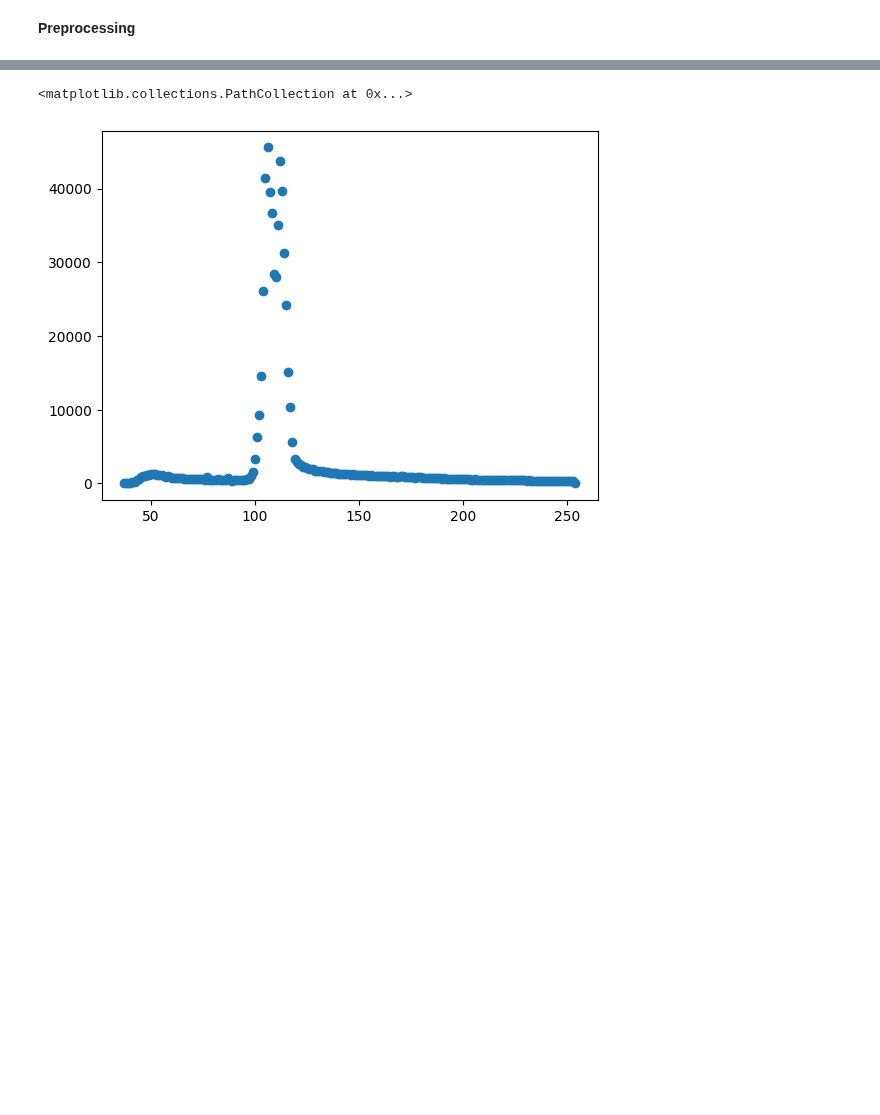
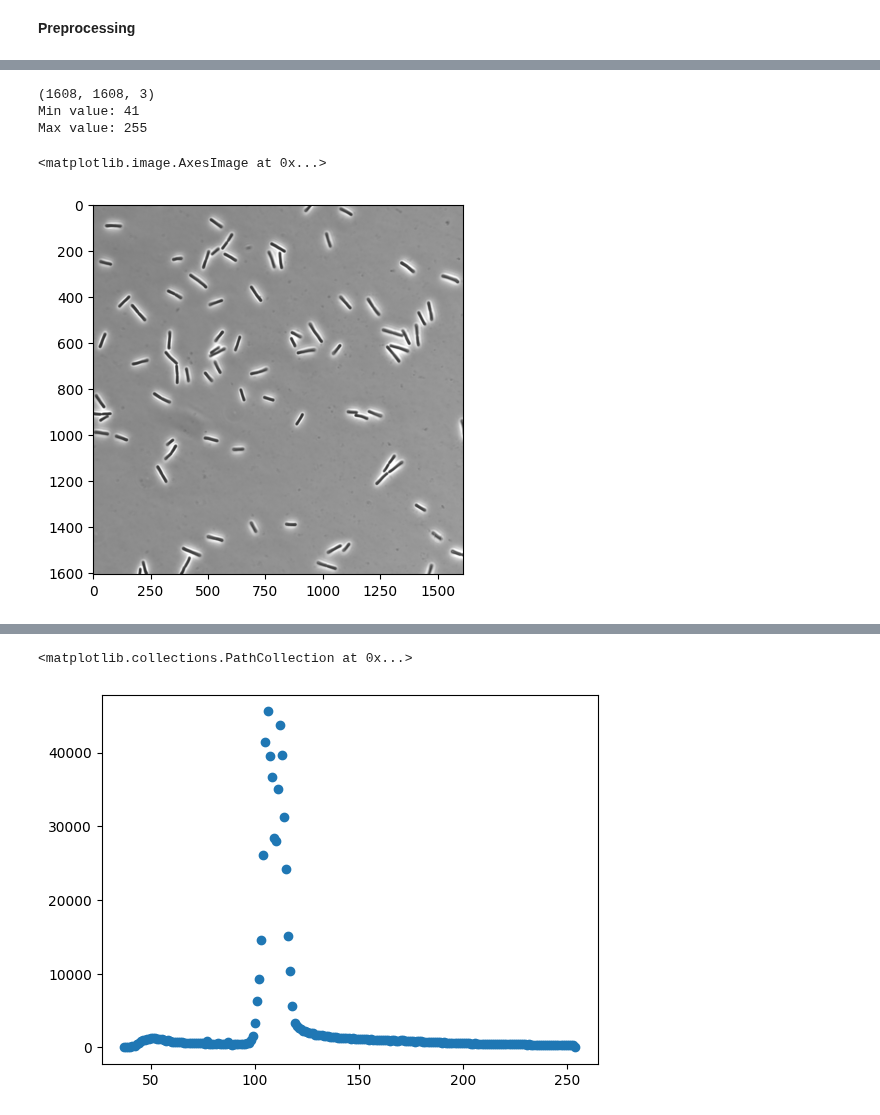
Before and after one commit to LennonLab/sporeAI, a Jupyter notebook: CellSAM.ipynb, the cells around one changed output, grey strips where cells are left out. Drawn from its saved outputs; the diff is of its cells as text; code cells hidden in the pictures; blank space fills up the shorter version.

```diff
--- a/CellSAM.ipynb
+++ b/CellSAM.ipynb
@@ -84,2 +92,15 @@ plt.show()
 # %% [markdown]
 **Preprocessing**
+# %%
+import cv2
+from skimage import io
+
+img_path = "20240917_delta6_5.tif"
+img = io.imread(img_path)
+img = cv2.cvtColor(img, cv2.COLOR_RGB2BGR)
+img = InpaintImage(img)
+print(img.shape)
+print(f"Min value: {img[:][:].flatten().min()}")
+print(f"Max value: {img[:][:].flatten().max()}")
+plt.imshow(img)
+# %% [output]
@@ -85,0 +108,5 @@ plt.show()
+(1608, 1608, 3)
+Min value: 41
+Max value: 255
+<matplotlib.image.AxesImage at 0x...>
+[figure, added]
```
Also changed, not shown: parts of 26 cells of this notebook.
